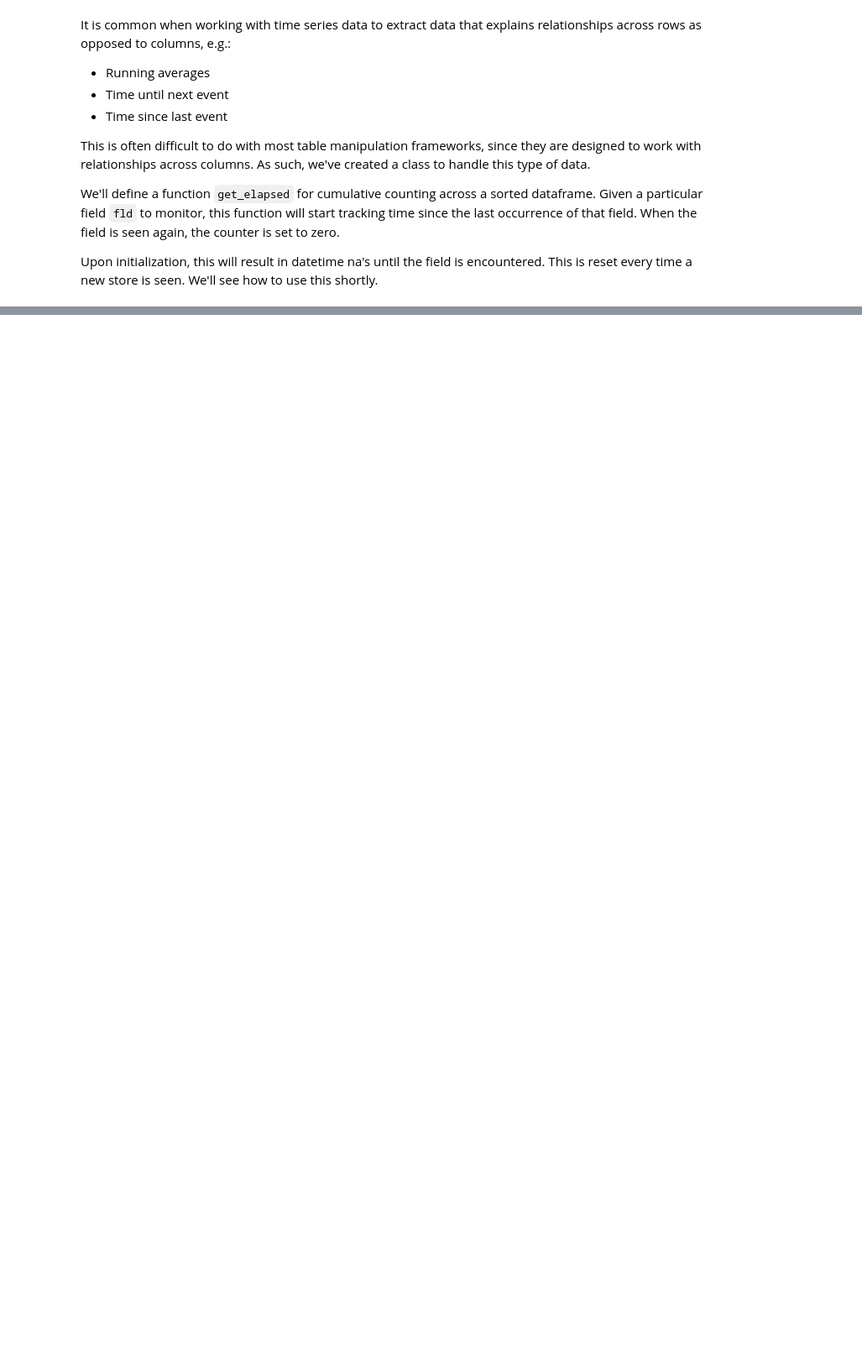
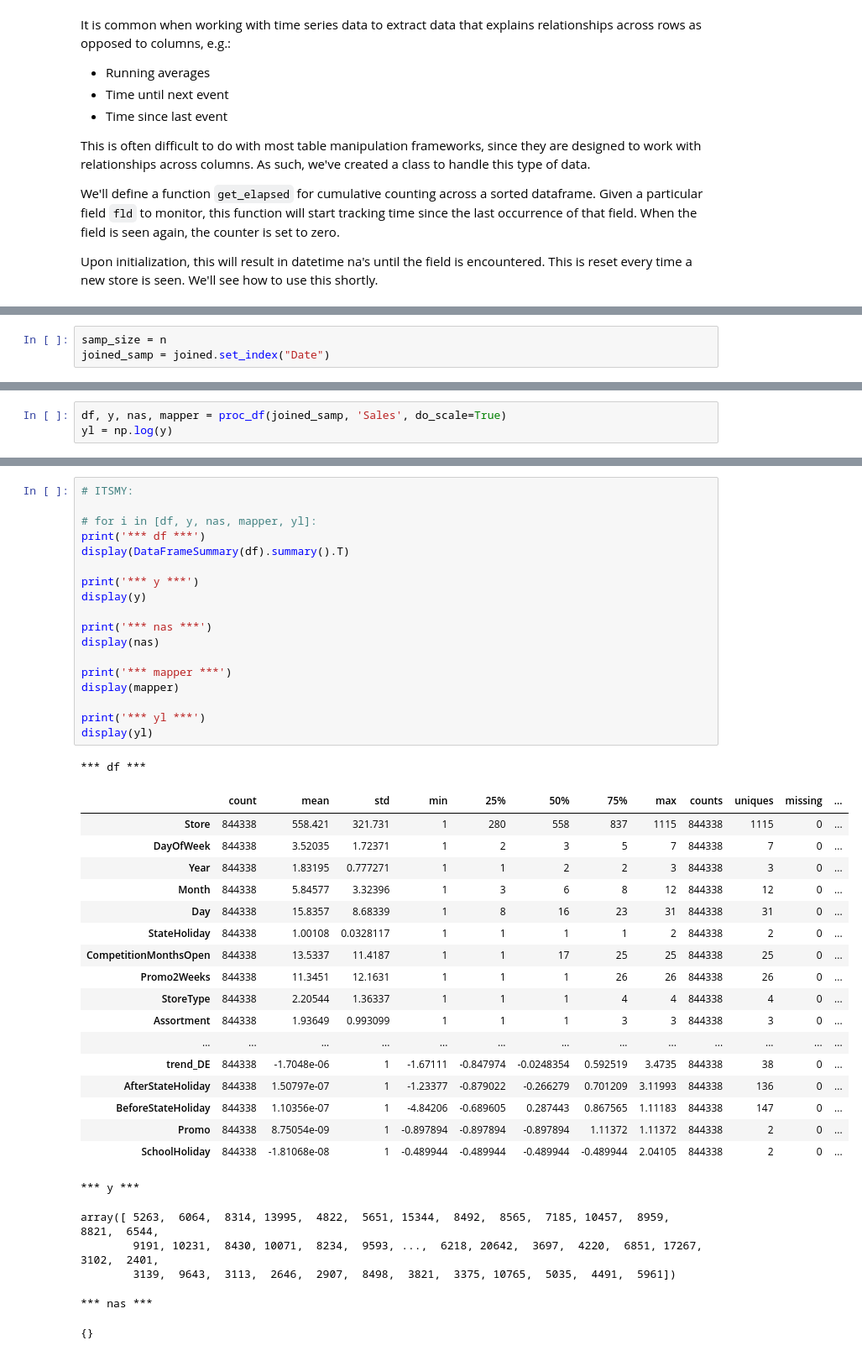
Before and after one commit to ilirium/fastai, a Jupyter notebook: courses/dl1/ilirium-lesson3-a_understanding_input_data.ipynb, the cells around one changed output, grey strips where cells are left out. Shown: that part at 84% size. Saved outputs shown, nothing was run; the diff lists cells and outputs as text; blank space fills up the shorter version.

```diff
--- a/courses/dl1/ilirium-lesson3-a_understanding_input_data.ipynb
+++ b/courses/dl1/ilirium-lesson3-a_understanding_input_data.ipynb
@@ -982,0 +1510,3 @@ Upon initialization, this will result in datetime na's until the field is encoun
+# %%
+samp_size = n
+joined_samp = joined.set_index("Date")
@@ -982,0 +1523,3 @@ Upon initialization, this will result in datetime na's until the field is encoun
+# %%
+df, y, nas, mapper = proc_df(joined_samp, 'Sales', do_scale=True)
+yl = np.log(y)
@@ -982,0 +1570,43 @@ Upon initialization, this will result in datetime na's until the field is encoun
+# %%
+# ITSMY:
+
+# for i in [df, y, nas, mapper, yl]:
+print('*** df ***')
+display(DataFrameSummary(df).summary().T)
+
+print('*** y ***')
+display(y)
+
+print('*** nas ***')
+display(nas)
+
+print('*** mapper ***')
+display(mapper)
+
+print('*** yl ***')
+display(yl)
+# %% [output]
+*** df ***
+|  | count | mean | std | min | 25% | 50% | 75% | max | counts | uniques | missing | ... |
+| Store | 844338 | 558.421 | 321.731 | 1 | 280 | 558 | 837 | 1115 | 844338 | 1115 | 0 | ... |
+| DayOfWeek | 844338 | 3.52035 | 1.72371 | 1 | 2 | 3 | 5 | 7 | 844338 | 7 | 0 | ... |
+| Year | 844338 | 1.83195 | 0.777271 | 1 | 1 | 2 | 2 | 3 | 844338 | 3 | 0 | ... |
+| Month | 844338 | 5.84577 | 3.32396 | 1 | 3 | 6 | 8 | 12 | 844338 | 12 | 0 | ... |
+| Day | 844338 | 15.8357 | 8.68339 | 1 | 8 | 16 | 23 | 31 | 844338 | 31 | 0 | ... |
+| StateHoliday | 844338 | 1.00108 | 0.0328117 | 1 | 1 | 1 | 1 | 2 | 844338 | 2 | 0 | ... |
+| CompetitionMonthsOpen | 844338 | 13.5337 | 11.4187 | 1 | 1 | 17 | 25 | 25 | 844338 | 25 | 0 | ... |
+| Promo2Weeks | 844338 | 11.3451 | 12.1631 | 1 | 1 | 1 | 26 | 26 | 844338 | 26 | 0 | ... |
+| StoreType | 844338 | 2.20544 | 1.36337 | 1 | 1 | 1 | 4 | 4 | 844338 | 4 | 0 | ... |
+| Assortment | 844338 | 1.93649 | 0.993099 | 1 | 1 | 1 | 3 | 3 | 844338 | 3 | 0 | ... |
+| ... | ... | ... | ... | ... | ... | ... | ... | ... | ... | ... | ... | ... |
+| trend_DE | 844338 | -1.7048e-06 | 1 | -1.67111 | -0.847974 | -0.0248354 | 0.592519 | 3.4735 | 844338 | 38 | 0 | ... |
+| AfterStateHoliday | 844338 | 1.50797e-07 | 1 | -1.23377 | -0.879022 | -0.266279 | 0.701209 | 3.11993 | 844338 | 136 | 0 | ... |
+| BeforeStateHoliday | 844338 | 1.10356e-07 | 1 | -4.84206 | -0.689605 | 0.287443 | 0.867565 | 1.11183 | 844338 | 147 | 0 | ... |
+| Promo | 844338 | 8.75054e-09 | 1 | -0.897894 | -0.897894 | -0.897894 | 1.11372 | 1.11372 | 844338 | 2 | 0 | ... |
+| SchoolHoliday | 844338 | -1.81068e-08 | 1 | -0.489944 | -0.489944 | -0.489944 | -0.489944 | 2.04105 | 844338 | 2 | 0 | ... |
+*** y ***
+array([ 5263,  6064,  8314, 13995,  4822,  5651, 15344,  8492,  8565,  7185, 10457,  8959,  8821,  6544,
+        9191, 10231,  8430, 10071,  8234,  9593, ...,  6218, 20642,  3697,  4220,  6851, 17267,  3102,  2401,
+        3139,  9643,  3113,  2646,  2907,  8498,  3821,  3375, 10765,  5035,  4491,  5961])
+*** nas ***
+{}
```
Also changed, not shown: parts of 157 cells of this notebook.
